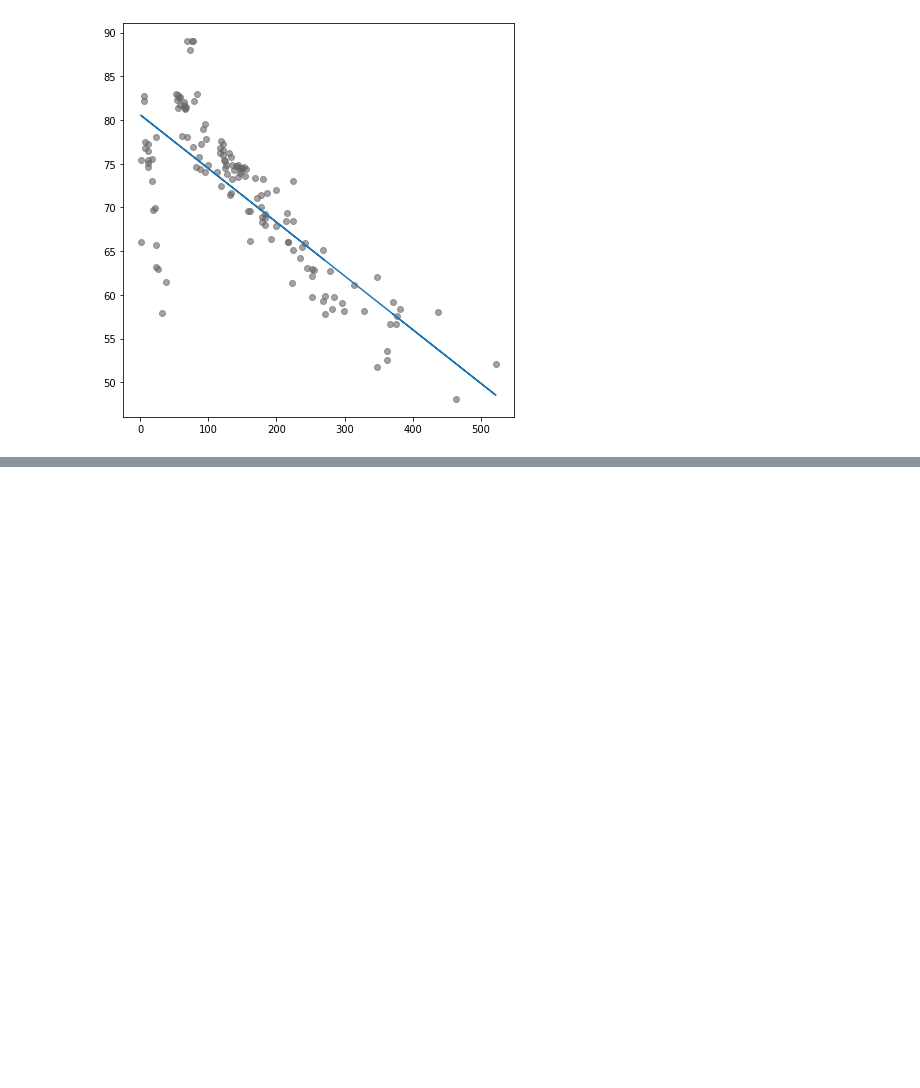
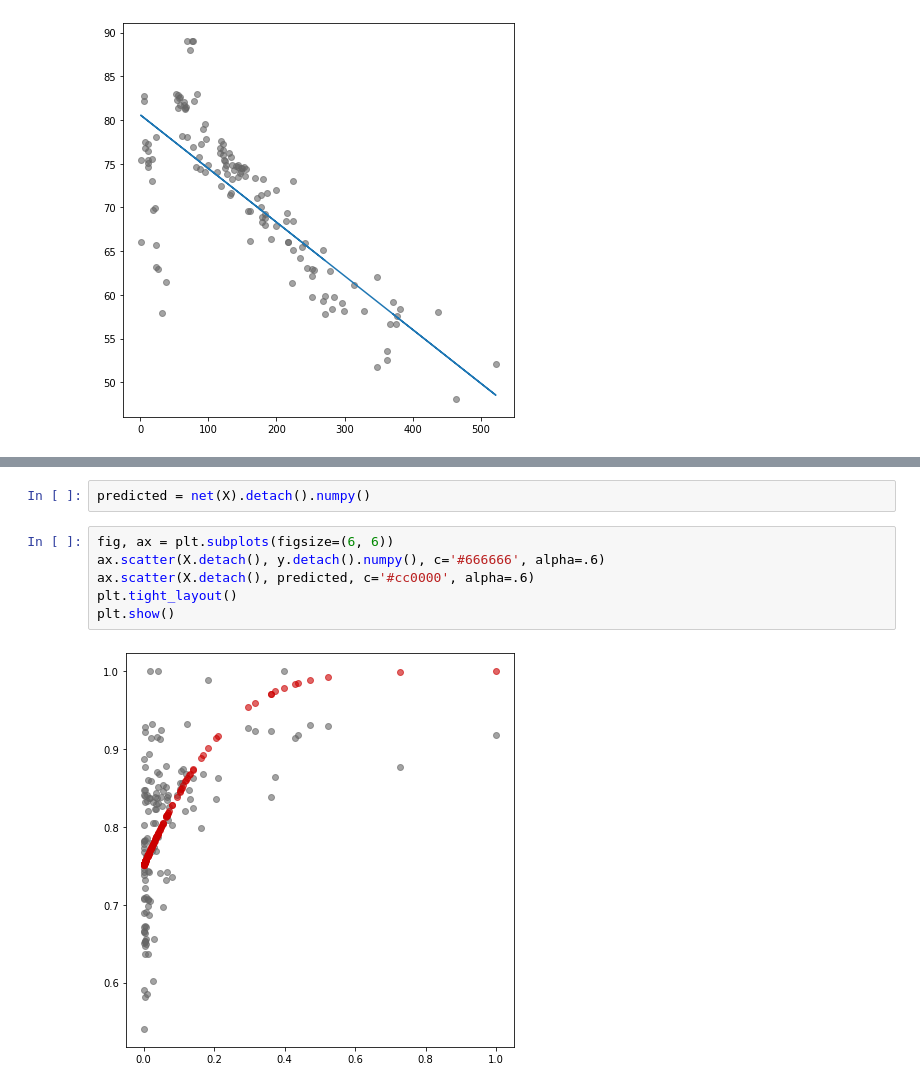
Before and after one commit to afflint/philods, a Jupyter notebook: AA2021-22/linear-regression.ipynb, the cells around one changed output, grey strips where cells are left out. Saved outputs shown, nothing was run; the diff lists cells and outputs as text; blank space fills up the shorter version.

```diff
--- a/AA2021-22/linear-regression.ipynb
+++ b/AA2021-22/linear-regression.ipynb
@@ -281,0 +357,10 @@ plt.show()
+# %%
+predicted = net(X).detach().numpy()
+# %%
+fig, ax = plt.subplots(figsize=(6, 6))
+ax.scatter(X.detach(), y.detach().numpy(), c='#666666', alpha=.6)
+ax.scatter(X.detach(), predicted, c='#cc0000', alpha=.6)
+plt.tight_layout()
+plt.show()
+# %% [output]
+[figure, added]
```
Also changed, not shown: parts of 16 cells of this notebook.
